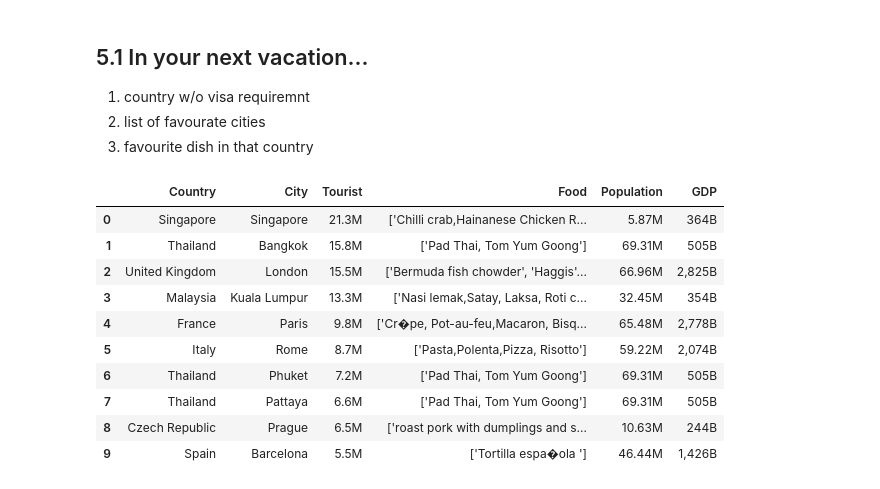
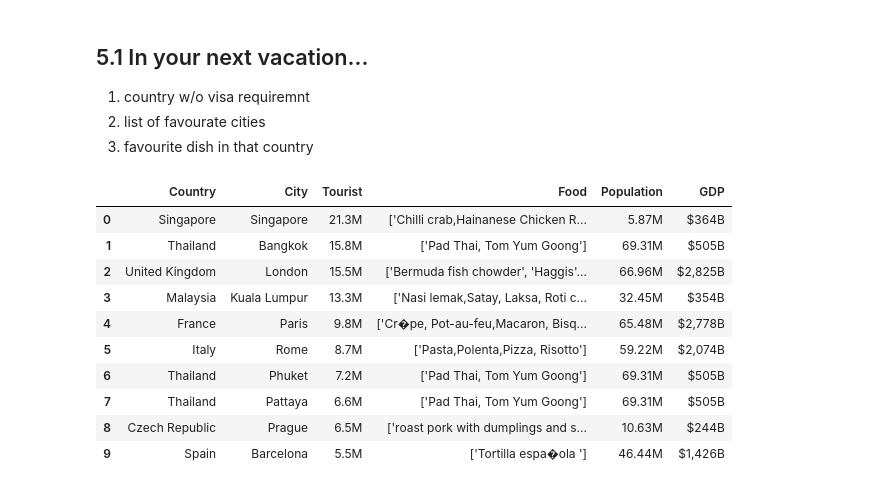
Before and after one commit to EstellaYu/ETL_Project, a Jupyter notebook: ETL Project - Row 2.ipynb, the cells around one changed output. Cells and saved outputs as stored; diff of their text form; code cells hidden in the pictures.

```diff
--- a/ETL Project - Row 2.ipynb
+++ b/ETL Project - Row 2.ipynb
@@ -671,25 +671,25 @@ for record in rows:
 # %%
 df = pd.DataFrame(data, columns=["Country", "City", "Tourist", "Food", "Population", "GDP"])
 
 df['Tourist'] = df['Tourist'].astype('float64')
 df['Tourist'] = df['Tourist'].map("{:,.1f}M".format)
 
 df["Population"]=  df["Population"].astype('int64')/1e6
 df['Population'] = df['Population'].map("{:,.2f}M".format)
 
 df["GDP"]=  df["GDP"].astype('float64')/1e9
-df['GDP'] = df['GDP'].map("{:,.0f}B".format)
+df['GDP'] = df['GDP'].map("${:,.0f}B".format)
 
 df
 # %% [output]
 |  | Country | City | Tourist | Food | Population | GDP |
-| 0 | Singapore | Singapore | 21.3M | ['Chilli crab,Hainanese Chicken R... | 5.87M | 364B |
-| 1 | Thailand | Bangkok | 15.8M | ['Pad Thai, Tom Yum Goong'] | 69.31M | 505B |
-| 2 | United Kingdom | London | 15.5M | ['Bermuda fish chowder', 'Haggis'... | 66.96M | 2,825B |
-| 3 | Malaysia | Kuala Lumpur | 13.3M | ['Nasi lemak,Satay, Laksa, Roti c... | 32.45M | 354B |
-| 4 | France | Paris | 9.8M | ['Cr�pe, Pot-au-feu,Macaron, Bisq... | 65.48M | 2,778B |
-| 5 | Italy | Rome | 8.7M | ['Pasta,Polenta,Pizza, Risotto'] | 59.22M | 2,074B |
-| 6 | Thailand | Phuket | 7.2M | ['Pad Thai, Tom Yum Goong'] | 69.31M | 505B |
-| 7 | Thailand | Pattaya | 6.6M | ['Pad Thai, Tom Yum Goong'] | 69.31M | 505B |
-| 8 | Czech Republic | Prague | 6.5M | ['roast pork with dumplings and s... | 10.63M | 244B |
-| 9 | Spain | Barcelona | 5.5M | ['Tortilla espa�ola '] | 46.44M | 1,426B |
+| 0 | Singapore | Singapore | 21.3M | ['Chilli crab,Hainanese Chicken R... | 5.87M | $364B |
+| 1 | Thailand | Bangkok | 15.8M | ['Pad Thai, Tom Yum Goong'] | 69.31M | $505B |
+| 2 | United Kingdom | London | 15.5M | ['Bermuda fish chowder', 'Haggis'... | 66.96M | $2,825B |
+| 3 | Malaysia | Kuala Lumpur | 13.3M | ['Nasi lemak,Satay, Laksa, Roti c... | 32.45M | $354B |
+| 4 | France | Paris | 9.8M | ['Cr�pe, Pot-au-feu,Macaron, Bisq... | 65.48M | $2,778B |
+| 5 | Italy | Rome | 8.7M | ['Pasta,Polenta,Pizza, Risotto'] | 59.22M | $2,074B |
+| 6 | Thailand | Phuket | 7.2M | ['Pad Thai, Tom Yum Goong'] | 69.31M | $505B |
+| 7 | Thailand | Pattaya | 6.6M | ['Pad Thai, Tom Yum Goong'] | 69.31M | $505B |
+| 8 | Czech Republic | Prague | 6.5M | ['roast pork with dumplings and s... | 10.63M | $244B |
+| 9 | Spain | Barcelona | 5.5M | ['Tortilla espa�ola '] | 46.44M | $1,426B |
```
Also changed, not shown: 2 other files.
